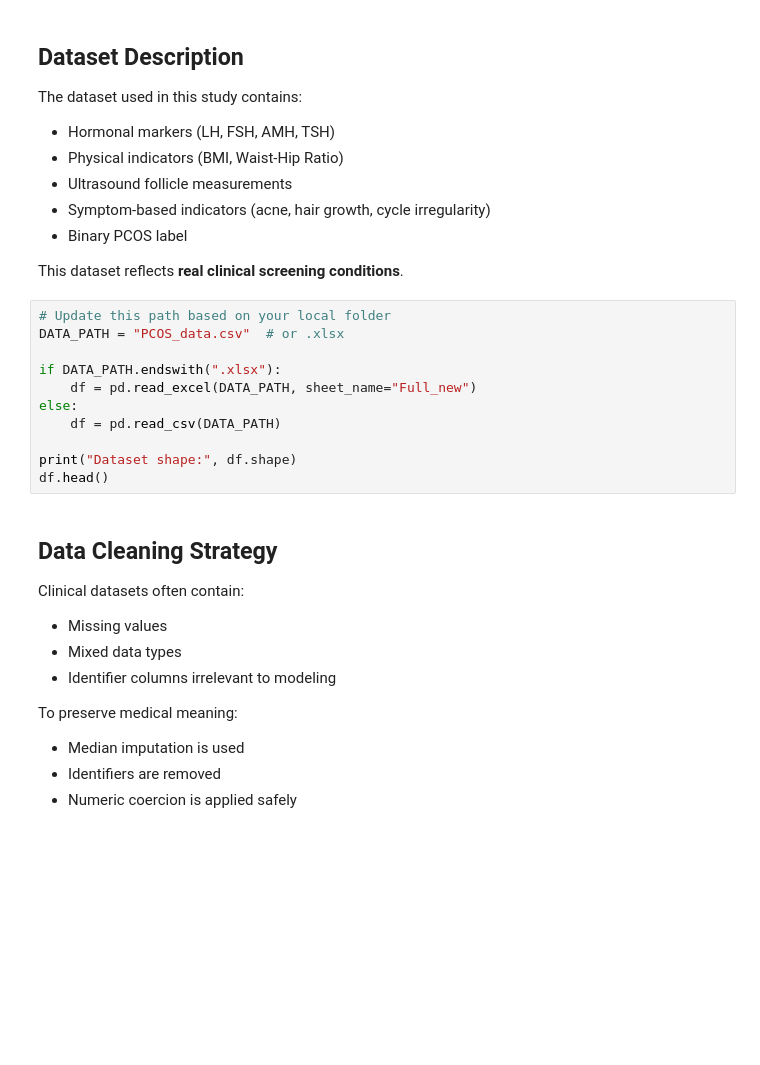
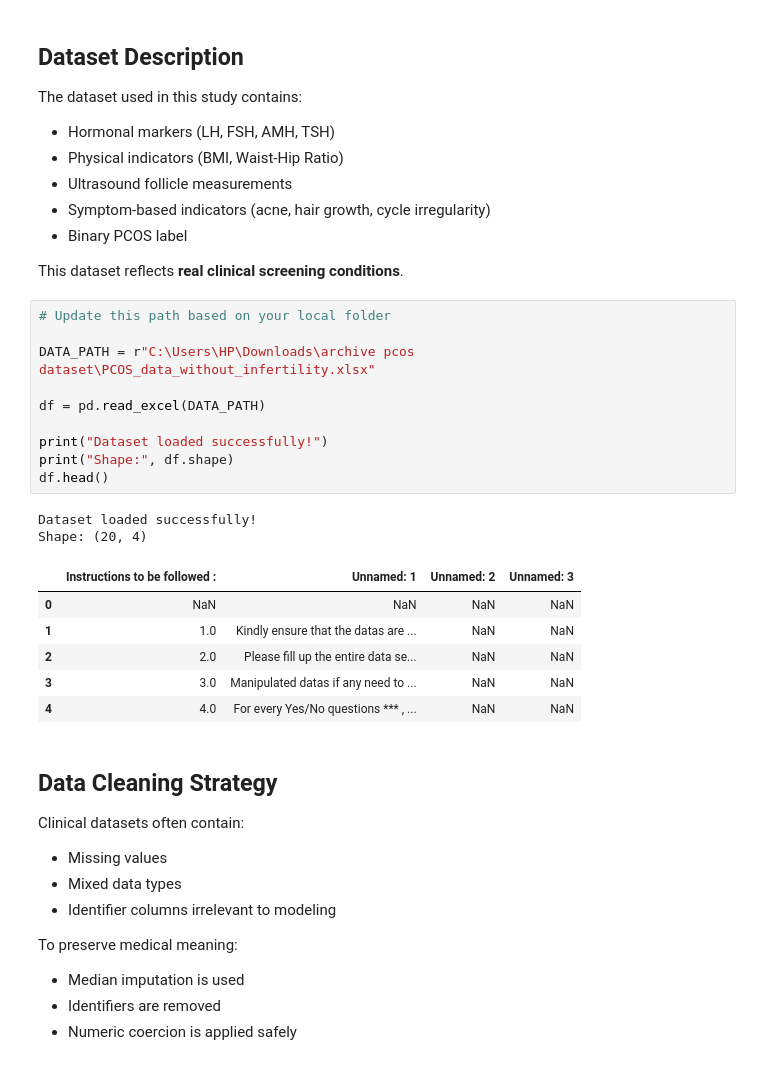
Before and after one commit to rakshamishra54/CycleSense-AI-Tableau, a Jupyter notebook: model/model.ipynb, the cells around one changed output. Saved outputs shown, nothing was run; the diff lists cells and outputs as text; blank space fills up the shorter version.

```diff
--- a/model/model.ipynb
+++ b/model/model.ipynb
@@ -80,15 +101,23 @@ The dataset used in this study contains:
 This dataset reflects **real clinical screening conditions**.
 # %%
 # Update this path based on your local folder
-DATA_PATH = "PCOS_data.csv"  # or .xlsx
 
-if DATA_PATH.endswith(".xlsx"):
-    df = pd.read_excel(DATA_PATH, sheet_name="Full_new")
-else:
-    df = pd.read_csv(DATA_PATH)
+DATA_PATH = r"C:\Users\HP\Downloads\archive pcos dataset\PCOS_data_without_infertility.xlsx"
 
-print("Dataset shape:", df.shape)
+df = pd.read_excel(DATA_PATH)
+
+print("Dataset loaded successfully!")
+print("Shape:", df.shape)
 df.head()
+# %% [output]
+Dataset loaded successfully!
+Shape: (20, 4)
+|  | Instructions to be followed : | Unnamed: 1 | Unnamed: 2 | Unnamed: 3 |
+| 0 | NaN | NaN | NaN | NaN |
+| 1 | 1.0 | Kindly ensure that the datas are ... | NaN | NaN |
+| 2 | 2.0 | Please fill up the entire data se... | NaN | NaN |
+| 3 | 3.0 | Manipulated datas if any need to ... | NaN | NaN |
+| 4 | 4.0 | For every Yes/No questions *** , ... | NaN | NaN |
 # %% [markdown]
 ## Data Cleaning Strategy
 
```
Also changed, not shown: parts of 5 cells of this notebook.
